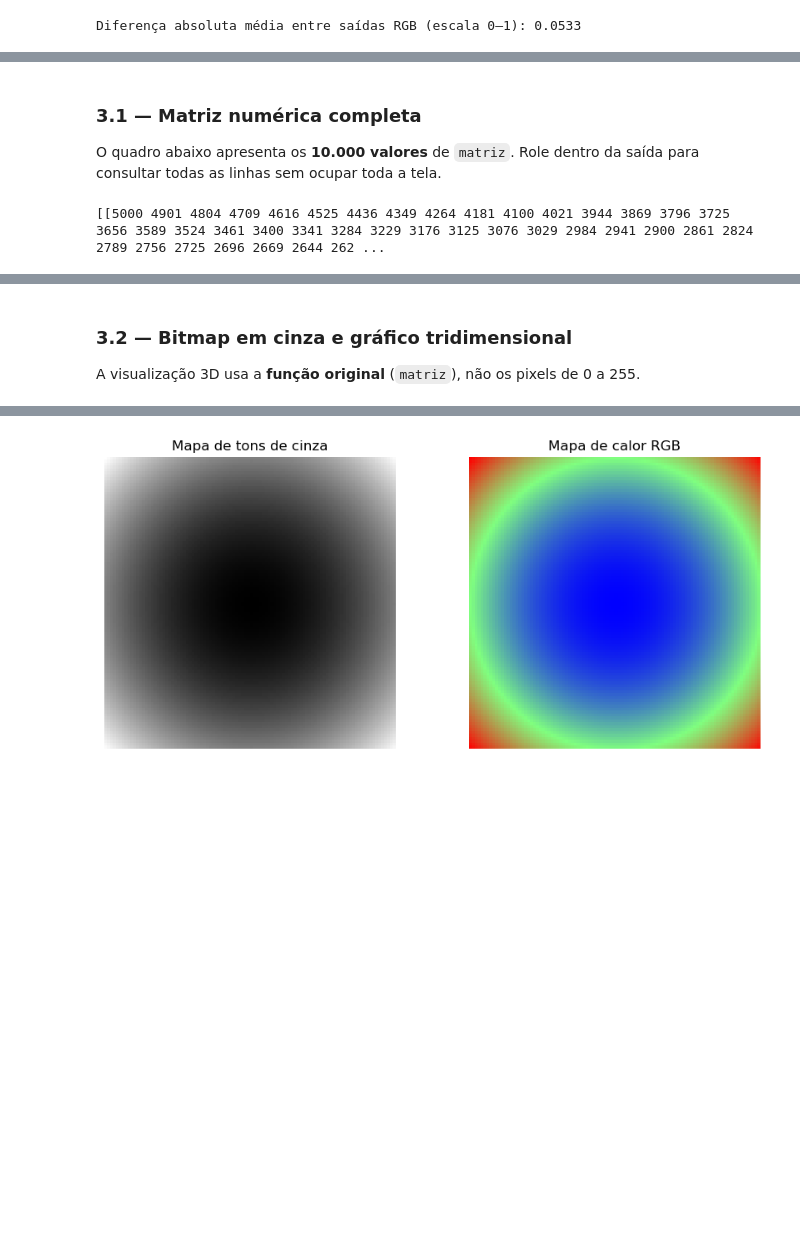
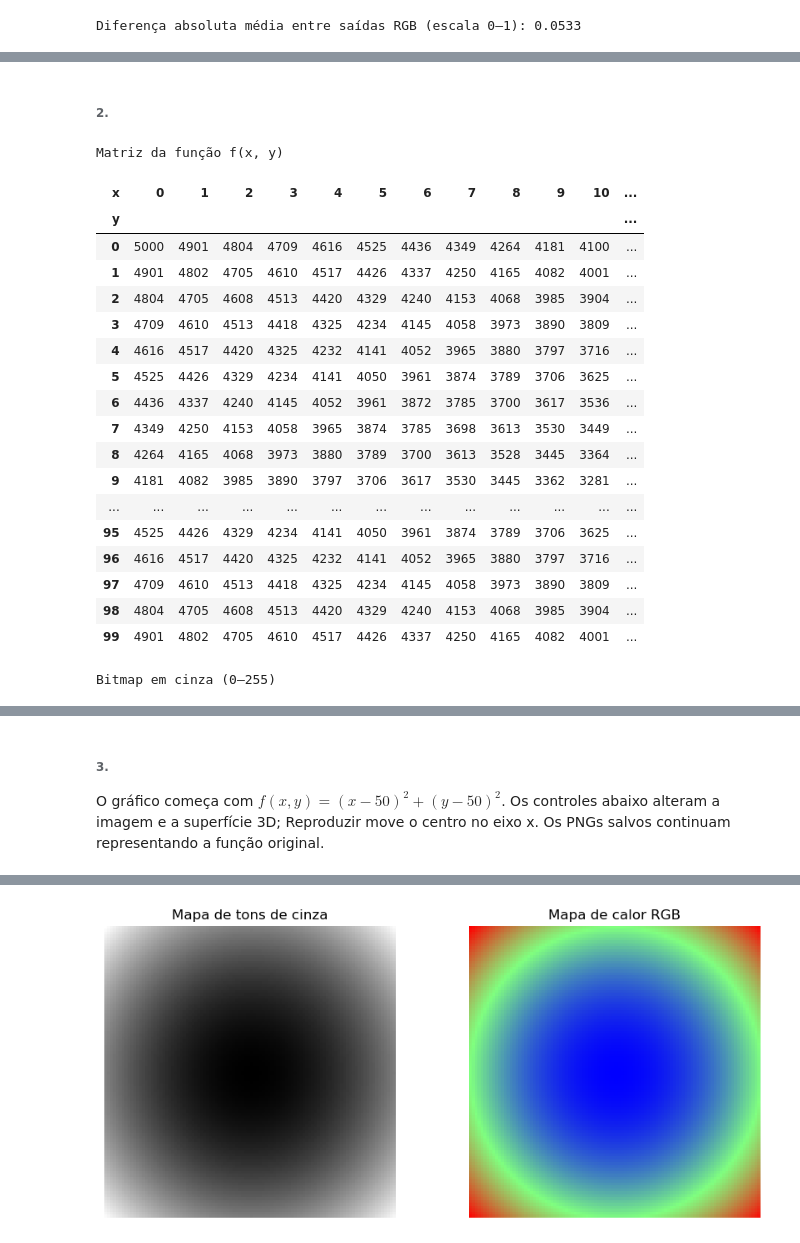
Before and after one commit to 4hoshua/CG-Atividades, a Jupyter notebook: lista_1.ipynb, the cells around one changed output, grey strips where cells are left out. Cells and saved outputs as stored; diff of their text form; code cells hidden in the pictures; blank space fills up the shorter version.

```diff
--- a/lista_1.ipynb
+++ b/lista_1.ipynb
@@ -47,3 +52,15 @@ def exibir_paineis(paineis, figsize=(16, 4), mostrar_eixos=False):
+# %%
+def normalizar_canal(canal):
+    menor, maior = float(np.min(canal)), float(np.max(canal))
+    if maior - menor < 1e-12:
+        return np.zeros_like(canal, dtype=np.float64)  # matriz constante vira preto
+    return (canal - menor) / (maior - menor)
+
+
+def rgb_float_para_imagem(rgb):
+    """Converte RGB em [0, 1] para uma imagem Pillow de 8 bits."""
+    pixels = np.rint(np.clip(rgb, 0, 1) * 255).astype(np.uint8)
+    return Image.fromarray(pixels, "RGB")
 # %% [markdown]
 ##### QUESTÃO1
 # %% [markdown]
@@ -209,13 +228,6 @@ assert np.max(np.abs(reconstrucao_sem_filtro - rgb_original)) < 1e-8
 # %% [markdown]
 ###### 3.
 # %%
-def normalizar_canal(canal):
-    menor, maior = float(np.min(canal)), float(np.max(canal))
-    if maior - menor < 1e-12:
-        return canal.copy()  # evita divisão por zero numa imagem de luz constante
-    return (canal - menor) / (maior - menor)
-
-
 def aumentar_contraste(canal):
     return np.clip((canal - 0.5) * 1.8 + 0.5, 0.0, 1.0)
 
@@ -328,14 +336,41 @@ Matriz numérica — canto superior esquerdo (5 × 5):
 # %% [markdown]
-### 3.1 — Matriz numérica completa
-O quadro abaixo apresenta os **10.000 valores** de `matriz`. Role dentro da saída para consultar todas as linhas sem ocupar toda a tela.
+###### 2.
 # %%
-# Versão integral da matriz, com rolagem vertical e horizontal no notebook.
-with np.printoptions(threshold=np.inf, linewidth=145):
-    texto_matriz = np.array2string(matriz)
-display(HTML(
-    '<pre style="max-height:360px;overflow:auto;border:1px solid #aaa;'
-    'padding:12px;font-size:11px;line-height:1.3">'
-    + html.escape(texto_matriz) + '</pre>'
-))
+# Duas tabelas completas, com as coordenadas de cada pixel como rótulos.
+indice_y = pd.Index(y, name="y")
+colunas_x = pd.Index(x, name="x")
+df_funcao = pd.DataFrame(matriz, index=indice_y, columns=colunas_x)
+df_bitmap = pd.DataFrame(matriz_uint8, index=indice_y, columns=colunas_x)
+
+for titulo, quadro in [
+    ("Matriz da função f(x, y)", df_funcao),
+    ("Bitmap em cinza (0–255)", df_bitmap),
+]:
+    display(HTML(
+        f"<h4>{titulo}</h4>"
+        '<div style="max-height:360px;max-width:100%;overflow:auto;'
+        'border:1px solid #aaa;padding:8px">'
+        + quadro.to_html(max_rows=100, max_cols=100)
+        + '</div>'
+    ))
 # %% [output]
-[[5000 4901 4804 4709 4616 4525 4436 4349 4264 4181 4100 4021 3944 3869 3796 3725 3656 3589 3524 3461 3400 3341 3284 3229 3176 3125 3076 3029 2984 2941 2900 2861 2824 2789 2756 2725 2696 2669 2644 262 ...
+Matriz da função f(x, y)
+| x | 0 | 1 | 2 | 3 | 4 | 5 | 6 | 7 | 8 | 9 | 10 | ... |
+| y |  |  |  |  |  |  |  |  |  |  |  | ... |
+| 0 | 5000 | 4901 | 4804 | 4709 | 4616 | 4525 | 4436 | 4349 | 4264 | 4181 | 4100 | ... |
+| 1 | 4901 | 4802 | 4705 | 4610 | 4517 | 4426 | 4337 | 4250 | 4165 | 4082 | 4001 | ... |
+| 2 | 4804 | 4705 | 4608 | 4513 | 4420 | 4329 | 4240 | 4153 | 4068 | 3985 | 3904 | ... |
+| 3 | 4709 | 4610 | 4513 | 4418 | 4325 | 4234 | 4145 | 4058 | 3973 | 3890 | 3809 | ... |
+| 4 | 4616 | 4517 | 4420 | 4325 | 4232 | 4141 | 4052 | 3965 | 3880 | 3797 | 3716 | ... |
+| 5 | 4525 | 4426 | 4329 | 4234 | 4141 | 4050 | 3961 | 3874 | 3789 | 3706 | 3625 | ... |
+| 6 | 4436 | 4337 | 4240 | 4145 | 4052 | 3961 | 3872 | 3785 | 3700 | 3617 | 3536 | ... |
+| 7 | 4349 | 4250 | 4153 | 4058 | 3965 | 3874 | 3785 | 3698 | 3613 | 3530 | 3449 | ... |
+| 8 | 4264 | 4165 | 4068 | 3973 | 3880 | 3789 | 3700 | 3613 | 3528 | 3445 | 3364 | ... |
+| 9 | 4181 | 4082 | 3985 | 3890 | 3797 | 3706 | 3617 | 3530 | 3445 | 3362 | 3281 | ... |
+| ... | ... | ... | ... | ... | ... | ... | ... | ... | ... | ... | ... | ... |
+| 95 | 4525 | 4426 | 4329 | 4234 | 4141 | 4050 | 3961 | 3874 | 3789 | 3706 | 3625 | ... |
+| 96 | 4616 | 4517 | 4420 | 4325 | 4232 | 4141 | 4052 | 3965 | 3880 | 3797 | 3716 | ... |
+| 97 | 4709 | 4610 | 4513 | 4418 | 4325 | 4234 | 4145 | 4058 | 3973 | 3890 | 3809 | ... |
+| 98 | 4804 | 4705 | 4608 | 4513 | 4420 | 4329 | 4240 | 4153 | 4068 | 3985 | 3904 | ... |
+| 99 | 4901 | 4802 | 4705 | 4610 | 4517 | 4426 | 4337 | 4250 | 4165 | 4082 | 4001 | ... |
+Bitmap em cinza (0–255)
@@ -342,4 +395,4 @@ display(HTML(
 # %% [markdown]
-### 3.2 — Bitmap em cinza e gráfico tridimensional
-A visualização 3D usa a **função original** (`matriz`), não os pixels de 0 a 255.
+###### 3.
+O gráfico começa com $f(x,y)=(x-50)^2+(y-50)^2$. Os controles abaixo alteram a imagem e a superfície 3D; Reproduzir move o centro no eixo x. Os PNGs salvos continuam representando a função original.
 # %%
```
Also changed, not shown: parts of 16 cells of this notebook, 1 other file.
